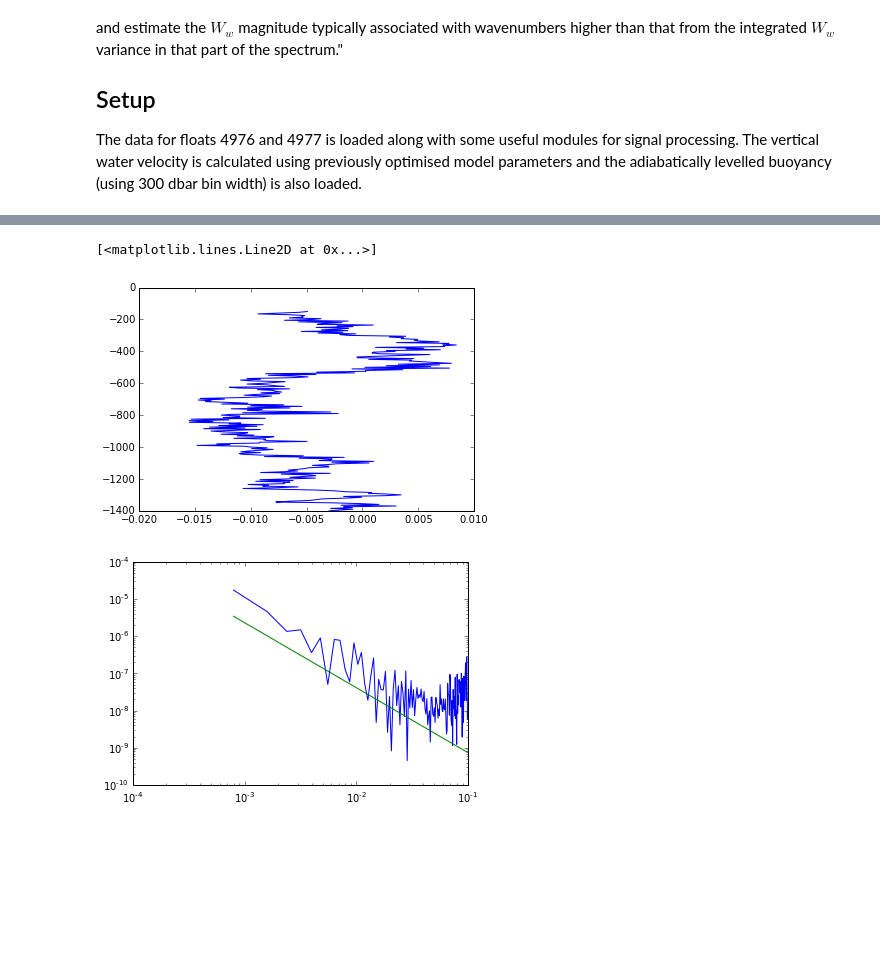
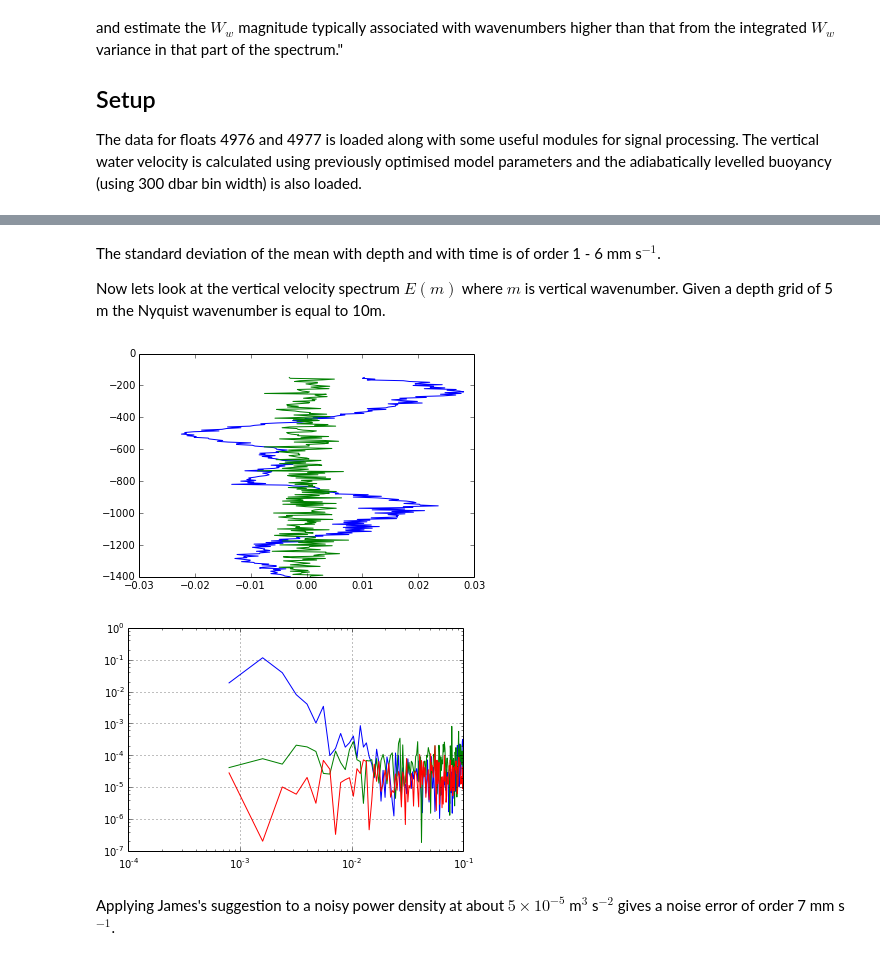
Before and after one commit to jessecusack/DIMES_lee_wave_analysis, a Jupyter notebook: python/W_error_analysis.ipynb, the cells around one changed output, grey strips where cells are left out. Drawn from its saved outputs; the diff is of its cells as text; code cells hidden in the pictures; blank space fills up the shorter version.

```diff
--- a/python/W_error_analysis.ipynb
+++ b/python/W_error_analysis.ipynb
@@ -51,31 +115,49 @@ Lets look at some $W_w$ spectra. I use the periodogram function from the scipy.s
+# %% [markdown]
+The standard deviation of the mean with depth and with time is of order 1 - 6 mm s$^{-1}$.
+
+Now lets look at the vertical velocity spectrum $E(m)$ where $m$ is vertical wavenumber. Given a depth grid of 5 m the Nyquist wavenumber is equal to 10m.
 # %%
 # Pick a random profile.
-p243 = E76.get_profiles(243)
+pfl = E76.get_profiles(244)
 
 # Chop out the top 150 m.
-surface = p243.rz > -150.
+surface = pfl.rz > -150.
 
-Ww = p243.rWw[~surface]
-z = p243.rz[~surface]
+Ww = pfl.rWw[~surface]
+z = pfl.rz[~surface]
+Wrand = 0.003*np.random.randn(z.size)
 
 plt.figure()
-plt.plot(Ww, z)
+plt.plot(Ww, z, Wrand, z)
+
+# Generate float vertical velocity with random depth error.
+dt = 86400.*np.diff(pfl.UTC)  # [s]
+Wz_ca = np.diff(pfl.z + 0.1*np.random.rand(pfl.z.size))/dt
+z_vals = np.arange(-1400., 0., 5.)
+nans = np.isnan(pfl.z_ca) | np.isnan(Wz_ca)
+We = np.interp(z_vals, pfl.z_ca[~nans], Wz_ca[~nans]) - pfl.rWz
+We = We[~surface]
 
 # Vertical velocity as been regridded to every 5 m.
 dz = 5.
 dm = 1./dz
 
-m, Pw = sig.periodogram(Ww, dm, scaling='spectrum')
+scaling='density'
+m, Pw = sig.periodogram(Ww, dm, scaling=scaling)
+__, Pr = sig.periodogram(Wrand, dm, scaling=scaling)
+__, Pe = sig.periodogram(We, dm, scaling=scaling)
 # Remove the 0 wavenumber (infinite wavelength)
-m, Pw = m[1:], Pw[1:]
+m, Pw, Pr, Pe = m[1:], Pw[1:], Pr[1:], Pe[1:]
 plt.figure()
-plt.loglog(m, Pw)
+plt.loglog(m, Pw, m, Pr, m, Pe)
+plt.grid()
 
 # Try fitting power law to wavenumbers < 5e-2 m-1
-idxs = m < 5e-2
-pfit = np.polyfit(np.log(m[idxs]), np.log(Pw[idxs]), 1)
-plt.loglog(m, m**pfit[0]/np.mean(m[idxs]**pfit[0]/Pw[idxs]))
+#idxs = m < 5e-2
+#pfit = np.polyfit(np.log(m[idxs]), np.log(Pw[idxs]), 1)
+#plt.loglog(m, m**pfit[0]/np.mean(m[idxs]**pfit[0]/Pw[idxs]))
 # %% [output]
-[<matplotlib.lines.Line2D at 0x...>]
-[figure, old version]
+[figure, new version]
-[figure, old version]
+[figure, new version]
+# %% [markdown]
+Applying James's suggestion to a noisy power density at about $5 \times 10^{-5}$ m$^3$ s$^{-2}$ gives a noise error of order 7 mm s$^{-1}$.
```
Also changed, not shown: parts of 3 cells of this notebook.
